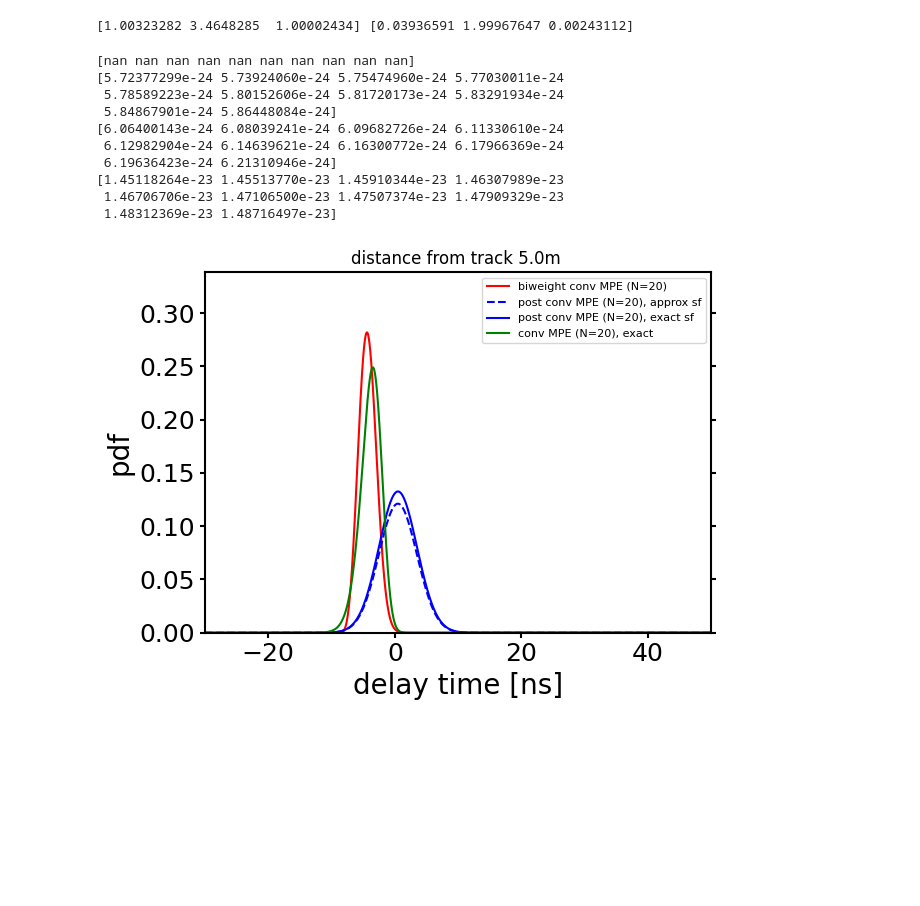
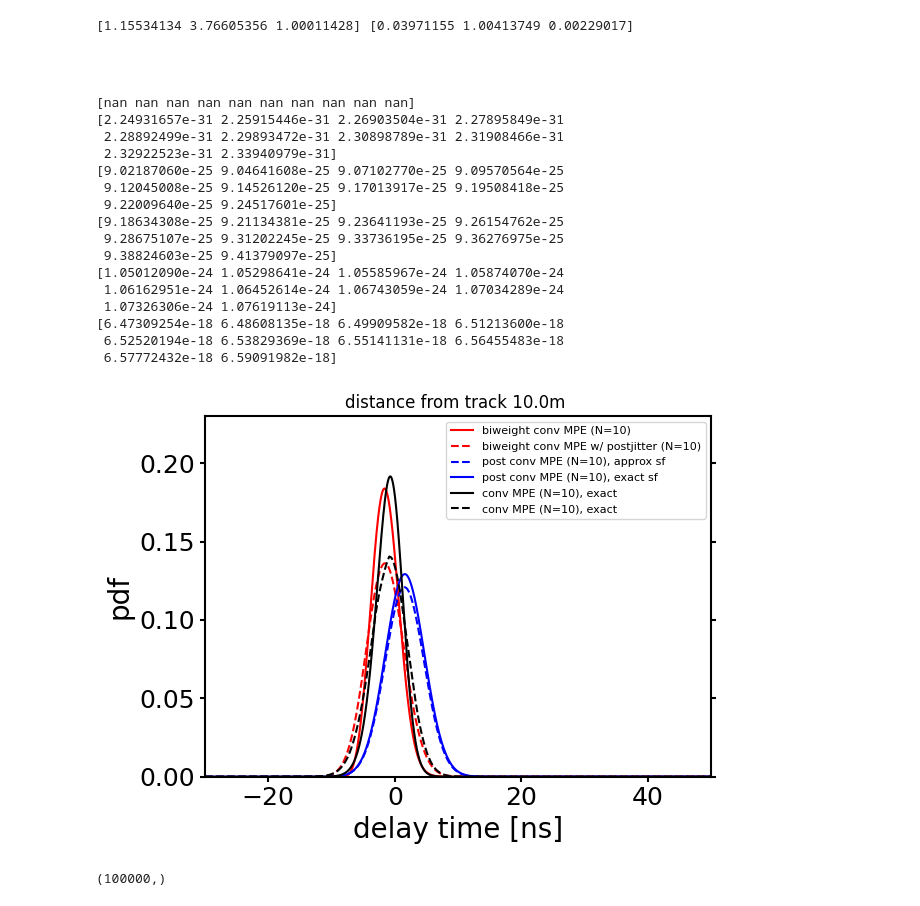
Before and after one commit to rishibbdb/TPN_DeV, a Jupyter notebook: dev/notebooks/compare_mpe_calculations.ipynb, the cells around one changed output. Cells and saved outputs as stored; diff of their text form; code cells hidden in the pictures; blank space fills up the shorter version.

```diff
--- a/dev/notebooks/compare_mpe_calculations.ipynb
+++ b/dev/notebooks/compare_mpe_calculations.ipynb
@@ -33,11 +35,14 @@ from lib.cgamma import c_multi_gamma_sf, c_multi_gamma_prob
 # %%
 convolved_mpe_biweight_v1d_x = jax.jit(jax.vmap(c_multi_gamma_biweight_mpe_logprob, (0, None, None, None, None, None), 0))
+convolved_mpe_biweight_postjitter_v1d_x = jax.jit(jax.vmap(postjitter_c_mpe_biweight, (0, None, None, None, None, None, None), 0))
 convolved_post_mpe_approx_v1d_x = jax.jit(jax.vmap(c_multi_gamma_mpe_prob_midpoint, (0, None, None, None, None, None), 0))
 convolved_post_mpe_exact_v1d_x = jax.jit(jax.vmap(c_multi_gamma_mpe_prob_pure_jax, (0, None, None, None, None, None), 0))
 convolved_cgamma_sf_v1d_x = jax.jit(jax.vmap(c_multi_gamma_sf, (0, None, None, None, None), 0))
-convolved_cgamma_prob_v1d_x = jax.jit(jax.vmap(c_multi_gamma_prob, (0, None, None, None, None), 0))
+convolved_cgamma_prob_v1d_x = jax.jit(jax.vmap(c_multi_gamma_prob, (0, None, None, None, None, None), 0))
+convolved_cgamma_mpe_prob_v1d_x = jax.jit(jax.vmap(c_multi_gamma_mpe_prob, (0, None, None, None, None, None, None), 0))
+convolved_postjitter_cgamma_mpe_prob_v1d_x = jax.jit(jax.vmap(postjitter_c_multi_gamma_mpe_prob, (0, None, None, None, None, None, None), 0))
 # %%
-dist = 5
+dist = 10
 z = -500
 rho = 0.0
 zenith = np.pi/2
@@ -56,7 +61,7 @@ sigma = 3
 
 print(gamma_as, gamma_bs)
 # %% [output]
-[1.00323282 3.4648285  1.00002434] [0.03936591 1.99967647 0.00243112]
+[1.15534134 3.76605356 1.00011428] [0.03971155 1.00413749 0.00229017]
 # %%
 @jax.jit
 def convolved_cgamma_mpe_prob(x, mix_probs, a, b, n, sigma=3.0):
@@ -64,10 +69,12 @@ def convolved_cgamma_mpe_prob(x, mix_probs, a, b, n, sigma=3.0):
     sfs_pn = jnp.power(convolved_cgamma_sf_v1d_x(x, mix_probs, a, b, jnp.array(3.0)), n-1)
     ys = n * probs * sfs_pn
     return ys
+# %% [markdown]
+#
 # %%
 from matplotlib.pyplot import cm
 
-n_p = 20
+n_p = 10
 
 fig, ax = plt.subplots()
 xvals = np.linspace(-30, 50, 100000)
@@ -75,46 +82,67 @@ xvals = np.linspace(-30, 50, 100000)
 y_max = 0
 ys = jnp.exp(convolved_mpe_biweight_v1d_x(xvals, mix_probs, g_a, g_b, n_p, jnp.array(3.0)))
 plt.plot(xvals, ys, label=f'biweight conv MPE (N={n_p:.0f})', color='red', linestyle='solid')
+y_max = np.amax([y_max, np.nanmax(ys)])
+print(ys[:10])
+
+y_max = 0
+ys = convolved_mpe_biweight_postjitter_v1d_x(xvals, mix_probs, g_a, g_b, n_p, jnp.array(3.0), jnp.array(2.0))
+plt.plot(xvals, ys, label=f'biweight conv MPE w/ postjitter (N={n_p:.0f})', color='red', linestyle='dashed')
 y_max = np.amax([y_max, np.nanmax(ys)])
 print(ys[:10])
 
 ys = convolved_post_mpe_approx_v1d_x(xvals, mix_probs, g_a, g_b, n_p, jnp.array(3.0))
 plt.plot(xvals, ys, label=f'post conv MPE (N={n_p:.0f}), approx sf', color='blue', linestyle='dashed')
 y_max = np.amax([y_max, np.nanmax(ys)])
 print(ys[:10])
 
 ys = convolved_post_mpe_exact_v1d_x(xvals, mix_probs, g_a, g_b, n_p, jnp.array(3.0))
 plt.plot(xvals, ys, label=f'post conv MPE (N={n_p:.0f}), exact sf', color='blue', linestyle='solid')
 y_max = np.amax([y_max, np.nanmax(ys)])
 print(ys[:10])
 
-ys = convolved_cgamma_mpe_prob(xvals, mix_probs, g_a, g_b, n_p, jnp.array(3.0))
-plt.plot(xvals, ys, label=f'conv MPE (N={n_p:.0f}), exact', color='green', linestyle='solid')
+#ys = convolved_cgamma_mpe_prob(xvals, mix_probs, g_a, g_b, n_p, jnp.array(3.0))
+ys = convolved_cgamma_mpe_prob_v1d_x(xvals, mix_probs, g_a, g_b, n_p, jnp.array(3.0), jnp.array(10.0))
+plt.plot(xvals, ys, label=f'conv MPE (N={n_p:.0f}), exact', color='black', linestyle='solid')
 y_max = np.amax([y_max, np.nanmax(ys)])
 print(ys[:10])
 
+ys = convolved_postjitter_cgamma_mpe_prob_v1d_x(xvals, mix_probs, g_a, g_b, n_p, jnp.array(3.0), jnp.array(2.0))
+plt.plot(xvals, ys, label=f'conv MPE (N={n_p:.0f}), exact', color='black', linestyle='dashed')
+y_max = np.amax([y_max, np.nanmax(ys)])
+print(ys[:10])
 
 
 plot_args = {'xlim':[-30, 50],
                      'ylim':[0.0, 1.2*y_max],
                      #'ylim':[0.0, 0.5],
                      'xlabel':'delay time [ns]',
                      'ylabel':'pdf'}
 
 adjust_plot_1d(fig, ax, plot_args=plot_args)
 plt.title(f"distance from track {dist:.1f}m ")
 plt.tight_layout()
 plt.legend(fontsize=8)
 plt.show()
 # %% [output]
 [nan nan nan nan nan nan nan nan nan nan]
-[5.72377299e-24 5.73924060e-24 5.75474960e-24 5.77030011e-24
- 5.78589223e-24 5.80152606e-24 5.81720173e-24 5.83291934e-24
- 5.84867901e-24 5.86448084e-24]
-[6.06400143e-24 6.08039241e-24 6.09682726e-24 6.11330610e-24
- 6.12982904e-24 6.14639621e-24 6.16300772e-24 6.17966369e-24
- 6.19636423e-24 6.21310946e-24]
-[1.45118264e-23 1.45513770e-23 1.45910344e-23 1.46307989e-23
- 1.46706706e-23 1.47106500e-23 1.47507374e-23 1.47909329e-23
- 1.48312369e-23 1.48716497e-23]
+[2.24931657e-31 2.25915446e-31 2.26903504e-31 2.27895849e-31
+ 2.28892499e-31 2.29893472e-31 2.30898789e-31 2.31908466e-31
+ 2.32922523e-31 2.33940979e-31]
+[9.02187060e-25 9.04641608e-25 9.07102770e-25 9.09570564e-25
+ 9.12045008e-25 9.14526120e-25 9.17013917e-25 9.19508418e-25
+ 9.22009640e-25 9.24517601e-25]
+[9.18634308e-25 9.21134381e-25 9.23641193e-25 9.26154762e-25
+ 9.28675107e-25 9.31202245e-25 9.33736195e-25 9.36276975e-25
+ 9.38824603e-25 9.41379097e-25]
+[1.05012090e-24 1.05298641e-24 1.05585967e-24 1.05874070e-24
+ 1.06162951e-24 1.06452614e-24 1.06743059e-24 1.07034289e-24
+ 1.07326306e-24 1.07619113e-24]
+[6.47309254e-18 6.48608135e-18 6.49909582e-18 6.51213600e-18
+ 6.52520194e-18 6.53829369e-18 6.55141131e-18 6.56455483e-18
+ 6.57772432e-18 6.59091982e-18]
-[figure, old version]
+[figure, new version]
+# %%
+print(xvals.shape)
+# %% [output]
+(100000,)
```
Also changed, not shown: parts of 12 cells of this notebook, 9 other files.
